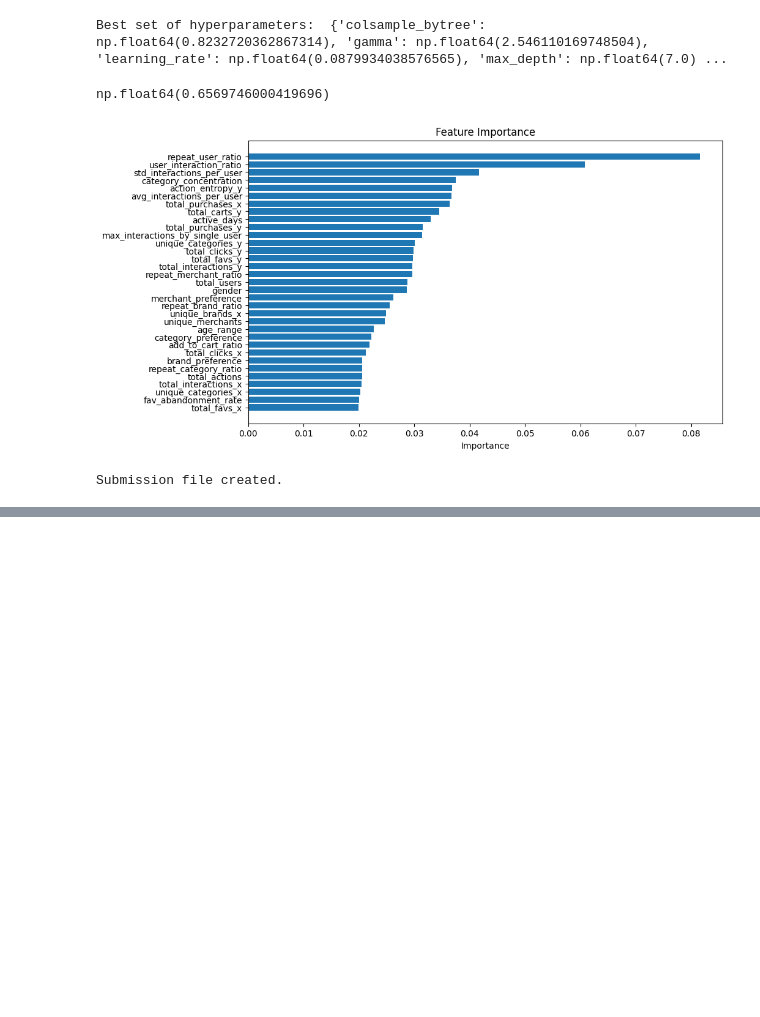
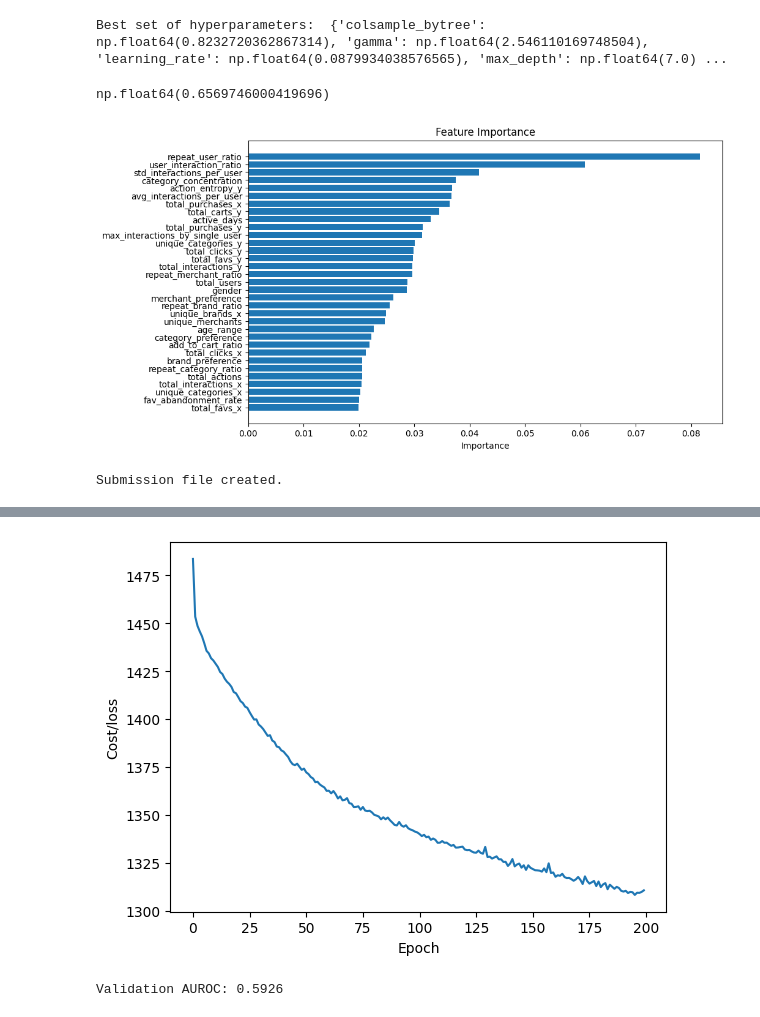
Before and after one commit to iaravagni/AIPI520_FinalProject, a Jupyter notebook: notebooks/experiment_sakshee.ipynb, the cells around one changed output, grey strips where cells are left out. Cells and saved outputs as stored; diff of their text form; code cells hidden in the pictures; blank space fills up the shorter version.

Commit message:
aded neural network

```diff
--- a/notebooks/experiment_sakshee.ipynb
+++ b/notebooks/experiment_sakshee.ipynb
@@ -465,0 +473,3 @@ Submission file created.
+# %%
+train = pd.read_csv('train.csv')
+test = pd.read_csv('test.csv')
@@ -465,0 +527,52 @@ Submission file created.
+# %%
+net = NeuralNetwork(input_dim)
+# Define the cost / loss function
+cost_fn = nn.BCELoss()
+
+# Define the method of updating the weights each iteration (e.g. gradient descent)
+# optimizer = optim.SGD(net.parameters(), lr=0.01)
+optimizer = optim.Adam(net.parameters(), lr=0.001)  # Lower learning rate
+
+# Set device
+device = torch.device("cuda" if torch.cuda.is_available() else "cpu")
+# %%
+num_iter = 200
+cost = []
+
+net = net.to(device)
+net.train() # Set the model to training mode
+
+for epoch in range(num_iter):
+
+    running_loss = 0.0
+
+    for i, data in enumerate(trainloader):
+
+        # Get the inputs X and labels y for the minibatch
+        inputs, labels = data[0].to(device), data[1].to(device)
+
+        # Zero the gradients of the weights each iteration
+        optimizer.zero_grad()
+
+        # Calculate the predictions and the cost/loss
+        outputs = net(inputs).view(-1) # Convert outputs to 1D array instead of 2D to match labels
+        loss = cost_fn(outputs, labels)
+
+        # Use autograd to calculate the gradient of the cost with respect to each weight
+        loss.backward()
+
+        # Use the optimizer to do the weights update
+        optimizer.step()
+
+        # Store the cost/loss
+        running_loss += loss.item()
+
+    cost.append(running_loss)
+    print(f'Epoch [{epoch+1}/{num_iter}], Loss: {running_loss:.4f}')
+
+
+plt.plot(cost)
+plt.xlabel('Epoch')
+plt.ylabel('Cost/loss')
+plt.show()
+# %% [output]
@@ -465,0 +596,20 @@ Submission file created.
+[figure, added]
+# %%
+net.eval()
+with torch.no_grad():
+    y_true = y_val.tolist()
+    test_preds = []
+
+    # Calculate the predictions on the validation set
+    for data in valloader:
+        inputs, labels = data[0].to(device), data[1].to(device)
+        probabilities = net(inputs)  # Forward pass
+        # Apply sigmoid if outputs are logits (raw scores)
+        # probabilities = torch.sigmoid(outputs).cpu().squeeze().tolist()
+        test_preds.extend(probabilities)
+
+    # Calculate AUROC
+    auroc = roc_auc_score(y_true, test_preds)
+    print(f'Validation AUROC: {auroc:.4f}')
+# %% [output]
+Validation AUROC: 0.5926
```
Also changed, not shown: parts of 6 cells of this notebook, 1 other file.
